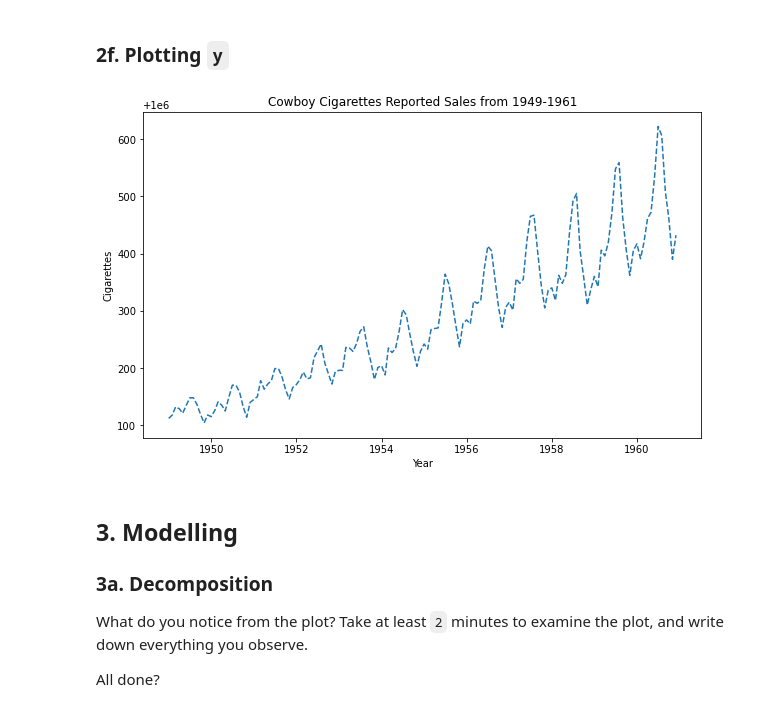
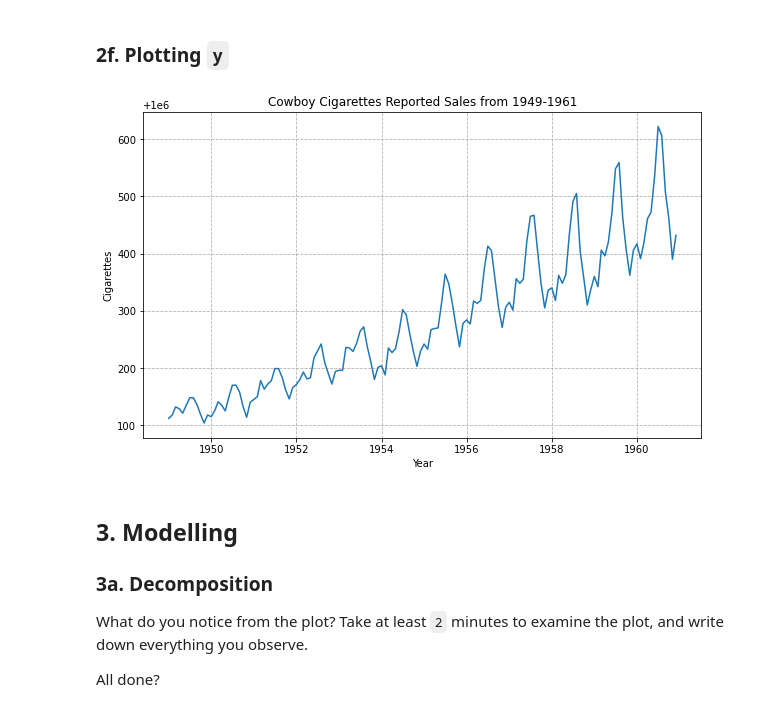
Before and after one commit to pablo-git8/Springboard-DS-Career-Track, a Jupyter notebook: Unit21-1_CowboyCigarretes_CS/Cowboy Cigarettes Case Study - Tier 3.ipynb, the cells around one changed output. Saved outputs shown, nothing was run; the diff lists cells and outputs as text; code cells hidden in the pictures.

Commit message:
Fixing plot style

```diff
--- a/Unit21-1_CowboyCigarretes_CS/Cowboy Cigarettes Case Study - Tier 3.ipynb
+++ b/Unit21-1_CowboyCigarretes_CS/Cowboy Cigarettes Case Study - Tier 3.ipynb
@@ -272,13 +272,14 @@ Try visualizing the data. A simple `matplotlib` plot should do the trick.
 ### 2f. Plotting `y`
 # %%
 plt.figure(figsize=(10,6))
-plt.plot(y, '--')
+plt.plot(y, '-')
 plt.xlabel('Year')
 plt.ylabel('Cigarettes')
 plt.title('Cowboy Cigarettes Reported Sales from 1949-1961')
+plt.grid(linestyle='--')
 plt.show()
 # %% [output]
-[figure, old version]
+[figure, new version]
 # %% [markdown]
 ## 3. Modelling
 ### 3a. Decomposition
```
